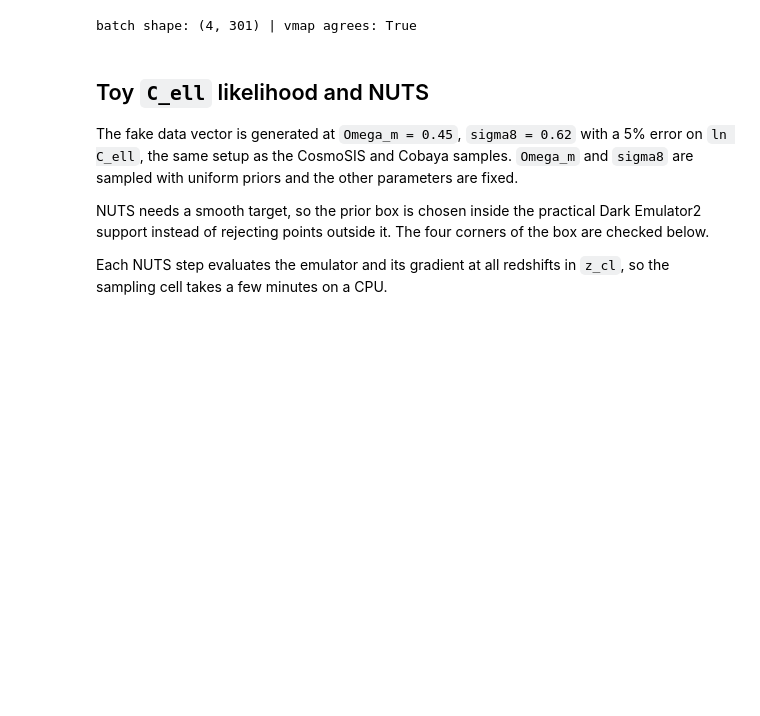
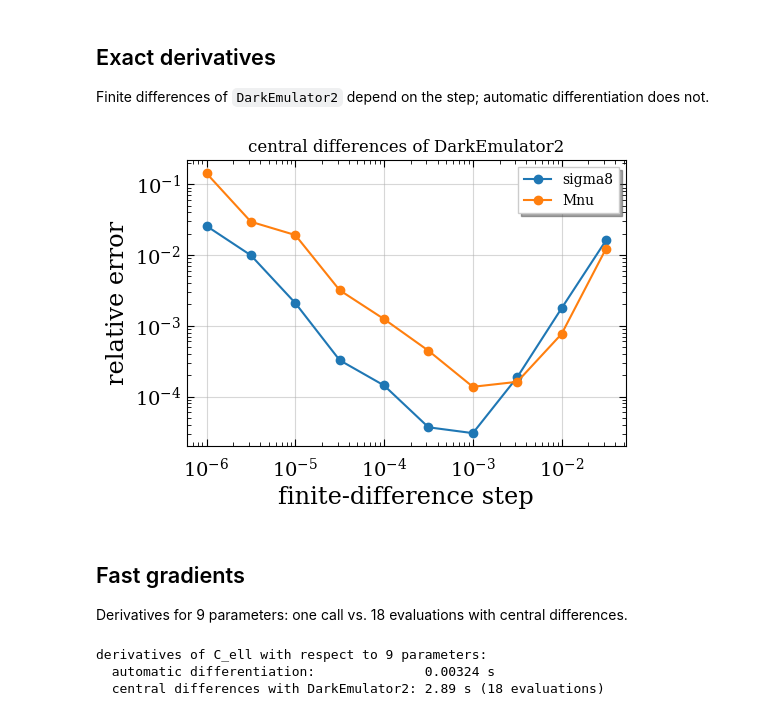
Before and after one commit to DarkQuestCosmology/dark_emulator2_public, a Jupyter notebook: notebook/08b_autodiff_jax.ipynb, the cells around one changed output. Cells and saved outputs as stored; diff of their text form; code cells hidden in the pictures; blank space fills up the shorter version.

```diff
--- a/notebook/08b_autodiff_jax.ipynb
+++ b/notebook/08b_autodiff_jax.ipynb
@@ -101,15 +70,61 @@ plt.show()
-# %%
-sigma8_batch = jnp.linspace(0.75, 0.9, 4)
-_, pk_batch = emu.get_pk({**fiducial, "sigma8": sigma8_batch}, zred=0.0)
-pk_vmap = jax.vmap(lambda s8: emu.get_pk({**fiducial, "sigma8": s8}, zred=0.0)[1])(sigma8_batch)
-print("batch shape:", pk_batch.shape, "| vmap agrees:", bool(jnp.allclose(pk_batch, pk_vmap, rtol=1e-12)))
-# %% [output]
-batch shape: (4, 301) | vmap agrees: True
-# %% [markdown]
-## Toy `C_ell` likelihood and NUTS
-
-The fake data vector is generated at `Omega_m = 0.45`, `sigma8 = 0.62` with a 5% error on `ln C_ell`, the same setup as the CosmoSIS and Cobaya samples. `Omega_m` and `sigma8` are sampled with uniform priors and the other parameters are fixed.
-
-NUTS needs a smooth target, so the prior box is chosen inside the practical Dark Emulator2 support instead of rejecting points outside it. The four corners of the box are checked below.
-
-Each NUTS step evaluates the emulator and its gradient at all redshifts in `z_cl`, so the sampling cell takes a few minutes on a CPU.
+# %% [markdown]
+## Exact derivatives
+
+Finite differences of `DarkEmulator2` depend on the step; automatic differentiation does not.
+# %%
+z_cl = np.linspace(0.0, 1.0, 61)
+k_cl = np.logspace(-3, 2, 301)
+ell = np.logspace(1, 4, 30)
+names = ["Omega_m", "sigma8", "h0", "ns", "omega_b", "Mnu", "w0", "wa", "Omega_k"]
+
+
+def ln_cl(theta):
+    return jnp.log(emu.get_cl_limber({**fiducial, **dict(zip(names, theta))}, zlist=z_cl, klist=k_cl, llist=ell)[1])
+
+
+theta0 = jnp.array([fiducial[n] for n in names])
+jac_fn = jax.jit(jax.jacfwd(ln_cl))
+jac = np.asarray(jac_fn(theta0))
+
+
+def ln_cl_de2(p):
+    return np.log(de.get_cl_limber(p, zlist=z_cl, klist=k_cl, llist=ell)[1])
+
+
+steps = np.logspace(-1.5, -6, 10)
+fig, ax = plt.subplots(figsize=(5.5, 4))
+for name in ["sigma8", "Mnu"]:
+    i = names.index(name)
+    errors = []
+    for h in steps:
+        fd = (ln_cl_de2({**fiducial, name: fiducial[name] + h}) - ln_cl_de2({**fiducial, name: fiducial[name] - h})) / (2 * h)
+        errors.append(np.max(np.abs(fd - jac[:, i])) / np.max(np.abs(jac[:, i])))
+    ax.loglog(steps, errors, "o-", label=name)
+ax.set_xlabel("finite-difference step")
+ax.set_ylabel("relative error")
+ax.set_title("central differences of DarkEmulator2")
+ax.legend()
+plt.tight_layout()
+plt.show()
+# %% [output]
+[figure, added]
+# %% [markdown]
+## Fast gradients
+
+Derivatives for 9 parameters: one call vs. 18 evaluations with central differences.
+# %%
+t0 = time.perf_counter()
+jac_fn(theta0).block_until_ready()
+t_ad = time.perf_counter() - t0
+
+t0 = time.perf_counter()
+ln_cl_de2(fiducial)
+t_de2 = time.perf_counter() - t0
+
+print(f"derivatives of C_ell with respect to {len(names)} parameters:")
+print(f"  automatic differentiation:              {t_ad:.3g} s")
+print(f"  central differences with DarkEmulator2: {2 * len(names) * t_de2:.3g} s ({2 * len(names)} evaluations)")
+# %% [output]
+derivatives of C_ell with respect to 9 parameters:
+  automatic differentiation:              0.00324 s
+  central differences with DarkEmulator2: 2.89 s (18 evaluations)
```
Also changed, not shown: parts of 20 cells of this notebook, 1 other file.
